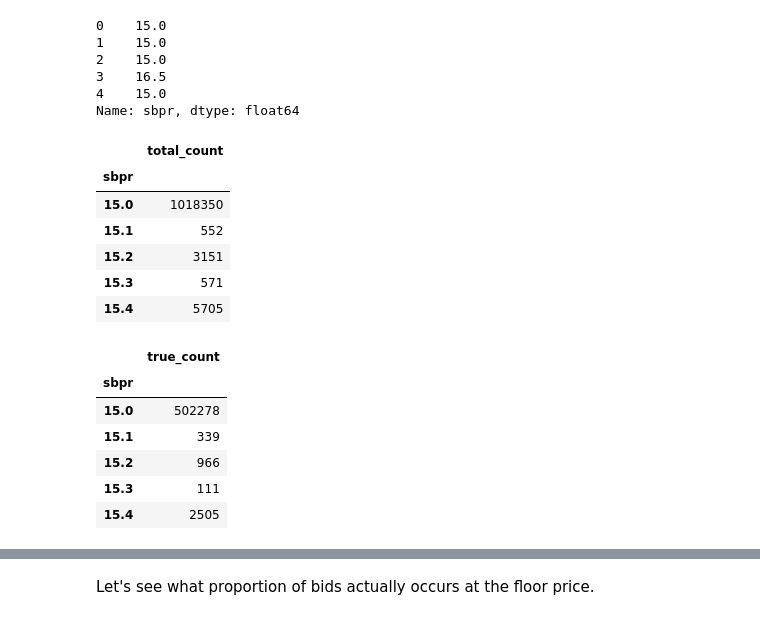
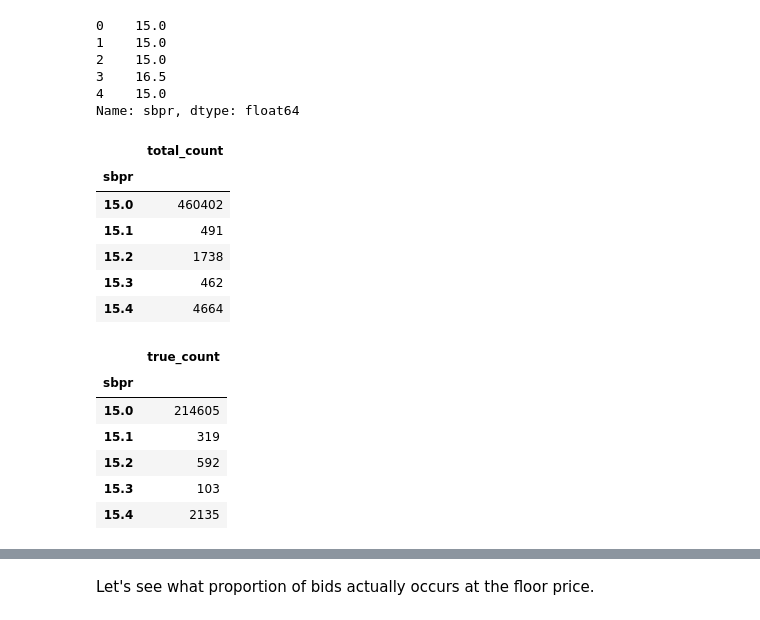
Before and after one commit to ltevlin/Origin, a Jupyter notebook: Presentation_15.ipynb, the cells around one changed output, grey strips where cells are left out. Cells and saved outputs as stored; diff of their text form; code cells hidden in the pictures.

```diff
--- a/Presentation_15.ipynb
+++ b/Presentation_15.ipynb
@@ -242,13 +246,15 @@ len(om_clean_0409[om_clean_0409.sflr == 15.0])
 # %%
 om_clean_0409.to_pickle('om_clean_0409.pkl')
 # %%
-df_om= pd.read_pickle("om_clean_0409.pkl")
+om_clean_0409= pd.read_pickle("om_clean_0409.pkl")
 # %% [markdown]
 Now, use the successful bids from tthe 'om' file to mark those in the submitted bids 'bres' file.
 The field 'bdid' in the 'om' file matches the field
 # %%
 bdid_set = set(om_clean_0409[om_clean_0409.sflr == 15.0].bdid)
+# %%
+df_extr0409_15= pd.read_pickle("bres_0409_15_clean")
 # %%
-df_extr0409_15_plus['data'] = df_extr0409_15.apply(lambda row: row.id in bdid_set, axis=1)
-df_extr0409_15_plus.head()
+df_extr0409_15['data'] = df_extr0409_15.apply(lambda row: row.id in bdid_set, axis=1)
+df_extr0409_15.head()
 # %% [output]
@@ -264,8 +269,8 @@ Step 4. Everything is ready to plot the probability of a bid to go through
 <a id="part4"></a>
 # %%
 # need to round off the prices first
-df_extr0409_15_plus.sbpr = df_extr0409_15_plus.sbpr.round(1)
-df_extr0409_15_plus.sbpr.head()
+df_extr0409_15.sbpr = df_extr0409_15.sbpr.round(1)
+df_extr0409_15.sbpr.head()
 # %% [output]
 0    15.0
 1    15.0
@@ -274,29 +279,29 @@ df_extr0409_15_plus.sbpr.head()
 4    15.0
 Name: sbpr, dtype: float64
 # %%
-df_all = pd.DataFrame(df_extr0409_15_plus.groupby(['sbpr'])['sbpr'].count())
+df_all = pd.DataFrame(df_extr0409_15.groupby(['sbpr'])['sbpr'].count())
 df_all.rename(columns={"sbpr":"total_count"}, inplace=True)
 df_all.head()
 # %% [output]
 |  | total_count |
 | sbpr |  |
-| 15.0 | 1018350 |
-| 15.1 | 552 |
-| 15.2 | 3151 |
-| 15.3 | 571 |
-| 15.4 | 5705 |
+| 15.0 | 460402 |
+| 15.1 | 491 |
+| 15.2 | 1738 |
+| 15.3 | 462 |
+| 15.4 | 4664 |
 # %%
-df_true = pd.DataFrame(df_extr0409_15_plus[df_extr0409_15_plus.data==True].groupby(['sbpr'])['sbpr'].count())
+df_true = pd.DataFrame(df_extr0409_15[df_extr0409_15.data==True].groupby(['sbpr'])['sbpr'].count())
 df_true.rename(columns={"sbpr":"true_count"}, inplace=True)
 df_true.head()
 # %% [output]
 |  | true_count |
 | sbpr |  |
-| 15.0 | 502278 |
-| 15.1 | 339 |
-| 15.2 | 966 |
-| 15.3 | 111 |
-| 15.4 | 2505 |
+| 15.0 | 214605 |
+| 15.1 | 319 |
+| 15.2 | 592 |
+| 15.3 | 103 |
+| 15.4 | 2135 |
 # %%
 df_prob = pd.concat([df_all,df_true], axis=1)
 df_prob.head()
```
Also changed, not shown: parts of 10 cells of this notebook, 1 other file.
